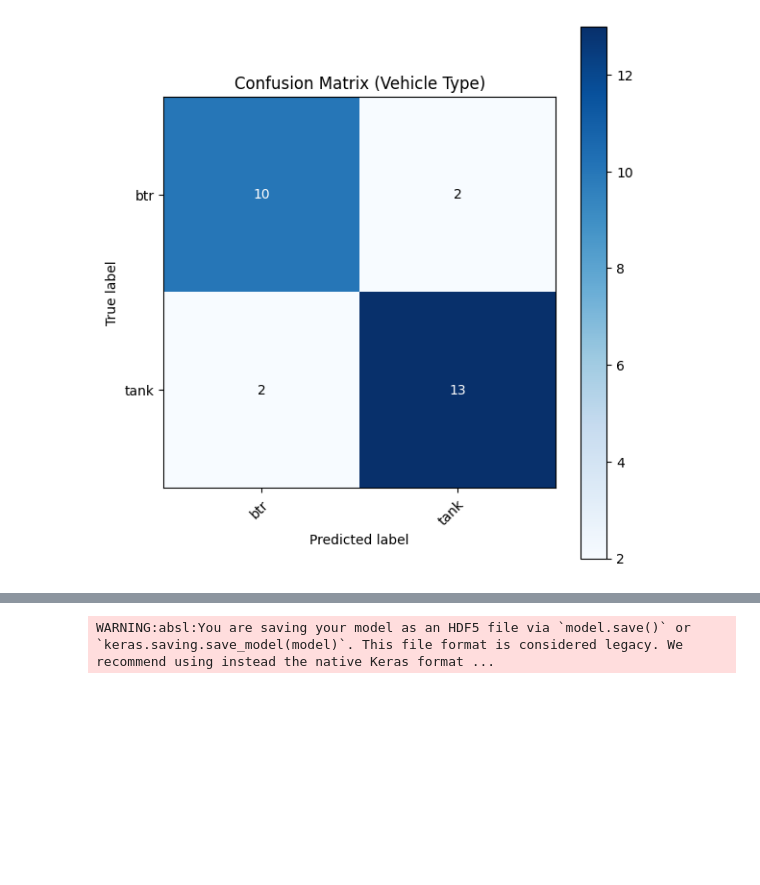
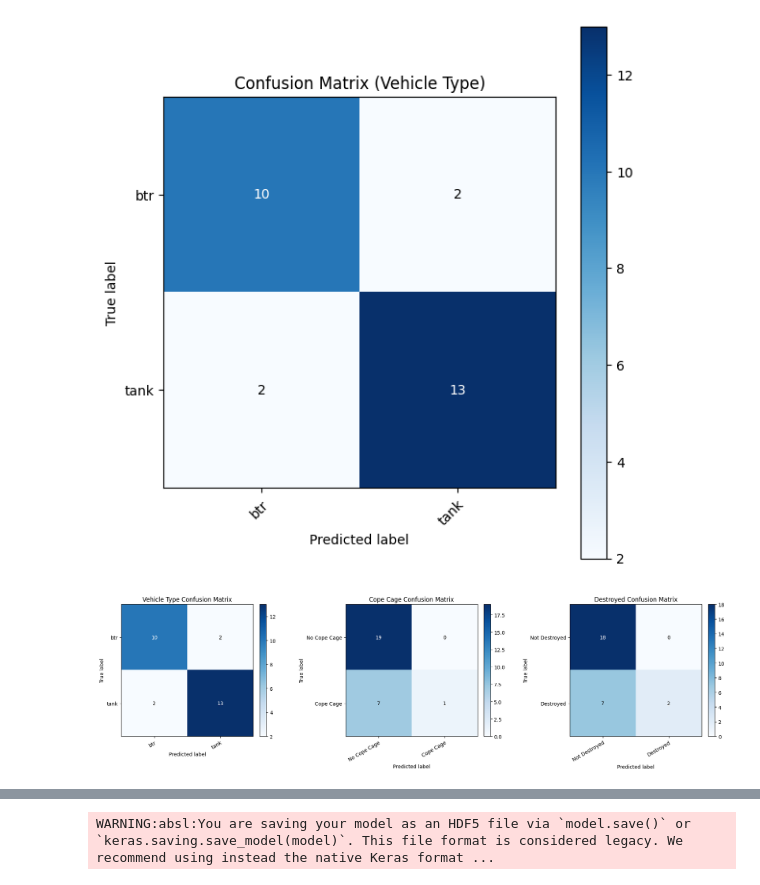
Before and after one commit to JackMerriman1/AAI-2, a Jupyter notebook: Model/trenafer_iteration_3.ipynb, the cells around one changed output, grey strips where cells are left out. Saved outputs shown, nothing was run; the diff lists cells and outputs as text; code cells hidden in the pictures; blank space fills up the shorter version.

```diff
--- a/Model/trenafer_iteration_3.ipynb
+++ b/Model/trenafer_iteration_3.ipynb
@@ -473,6 +463,87 @@ fig.tight_layout()
 plt.show()
 # %% [output]
 [figure]
+# %%
+# --- Confusion matrices for all three heads on the validation set ---
+
+# Recompute labels + predictions here so this cell is self-contained.
+_type_true = []
+_cage_true = []
+_status_true = []
+
+for _, y in val_generator:
+    _type_true.append(y['type_output_layer'].numpy())
+    _cage_true.append(y['cage_output_layer'].numpy())
+    _status_true.append(y['status_output_layer'].numpy())
+
+_type_true = np.concatenate(_type_true, axis=0).reshape(-1)
+_cage_true = np.concatenate(_cage_true, axis=0).reshape(-1).astype(int)
+_status_true = np.concatenate(_status_true, axis=0).reshape(-1).astype(int)
+
+_preds = model.predict(val_generator, verbose=0)
+if isinstance(_preds, (list, tuple)):
+    _type_probs, _cage_prob, _status_prob = _preds
+elif isinstance(_preds, dict):
+    _type_probs = _preds['type_output_layer']
+    _cage_prob = _preds['cage_output_layer']
+    _status_prob = _preds['status_output_layer']
+else:
+    raise TypeError(f'Unexpected predict output type: {type(_preds)}')
+
+_type_pred = np.argmax(np.asarray(_type_probs), axis=1).reshape(-1)
+_cage_pred = (np.asarray(_cage_prob).reshape(-1) >= 0.5).astype(int)
+_status_pred = (np.asarray(_status_prob).reshape(-1) >= 0.5).astype(int)
+
+cm_specs = [
+    (
+        tf.math.confusion_matrix(_type_true, _type_pred, num_classes=num_vehicle_classes).numpy(),
+        vehicle_list,
+        'Vehicle Type Confusion Matrix',
+    ),
+    (
+        tf.math.confusion_matrix(_cage_true, _cage_pred, num_classes=2).numpy(),
+        ['No Cope Cage', 'Cope Cage'],
+        'Cope Cage Confusion Matrix',
+    ),
+    (
+        tf.math.confusion_matrix(_status_true, _status_pred, num_classes=2).numpy(),
+        ['Not Destroyed', 'Destroyed'],
+        'Destroyed Confusion Matrix',
+    ),
+]
+
+fig, axes = plt.subplots(1, 3, figsize=(18, 5))
+
+for ax, (cm, labels, title) in zip(axes, cm_specs):
+    im = ax.imshow(cm, cmap='Blues')
+    ax.figure.colorbar(im, ax=ax, fraction=0.046, pad=0.04)
+    ax.set(
+        xticks=np.arange(len(labels)),
+        yticks=np.arange(len(labels)),
+        xticklabels=labels,
+        yticklabels=labels,
+        xlabel='Predicted label',
+        ylabel='True label',
+        title=title,
+    )
+    plt.setp(ax.get_xticklabels(), rotation=30, ha='right', rotation_mode='anchor')
+
+    threshold = cm.max() / 2.0 if cm.size and cm.max() else 0.0
+    for i in range(cm.shape[0]):
+        for j in range(cm.shape[1]):
+            ax.text(
+                j,
+                i,
+                int(cm[i, j]),
+                ha='center',
+                va='center',
+                color='white' if cm[i, j] > threshold else 'black',
+            )
+
+fig.tight_layout()
+plt.show()
+# %% [output]
+[figure, added]
 # %%
 # --- Metrics helpers (accuracy / precision / recall / F1) ---
 
```
Also changed, not shown: parts of 8 cells of this notebook, 3 other files.
